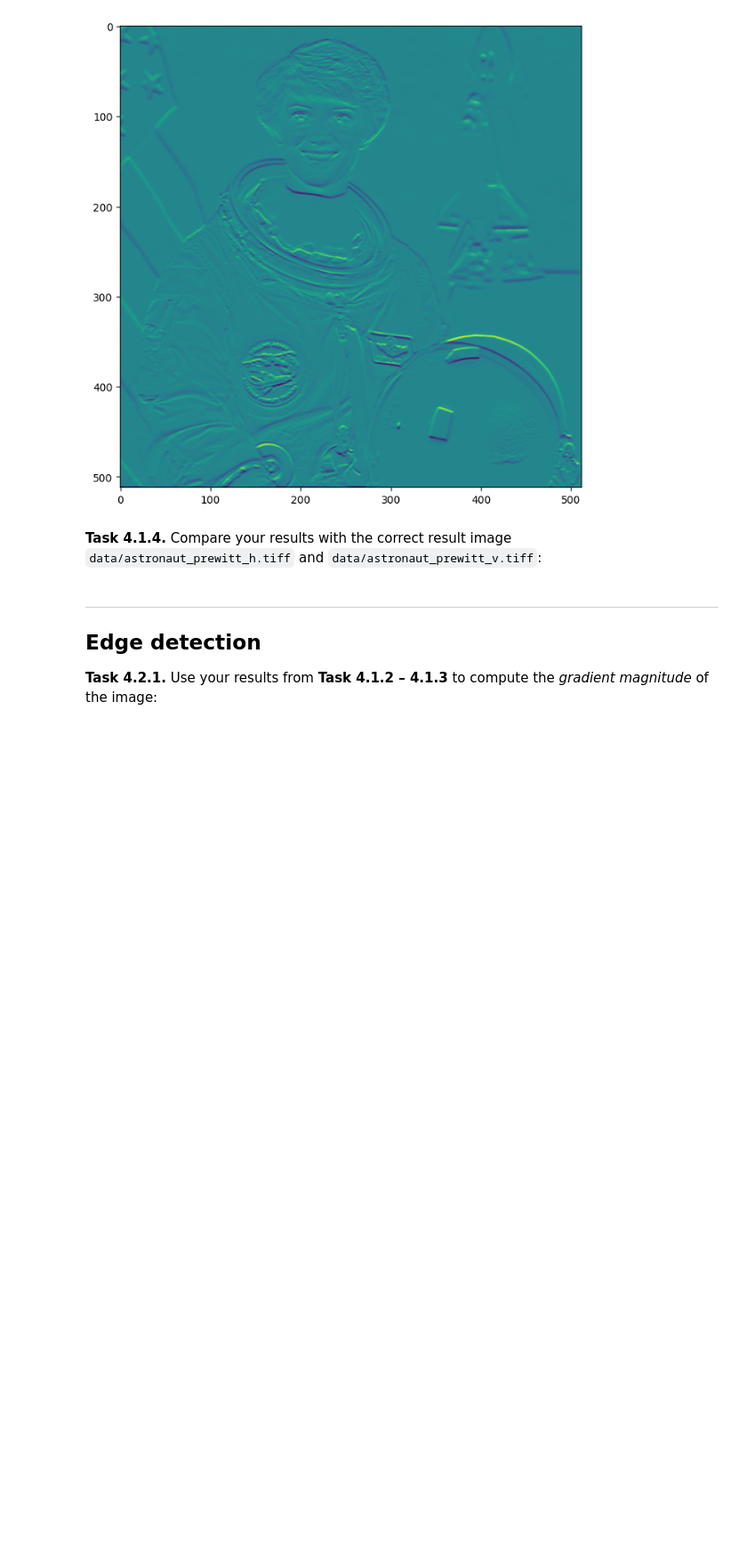
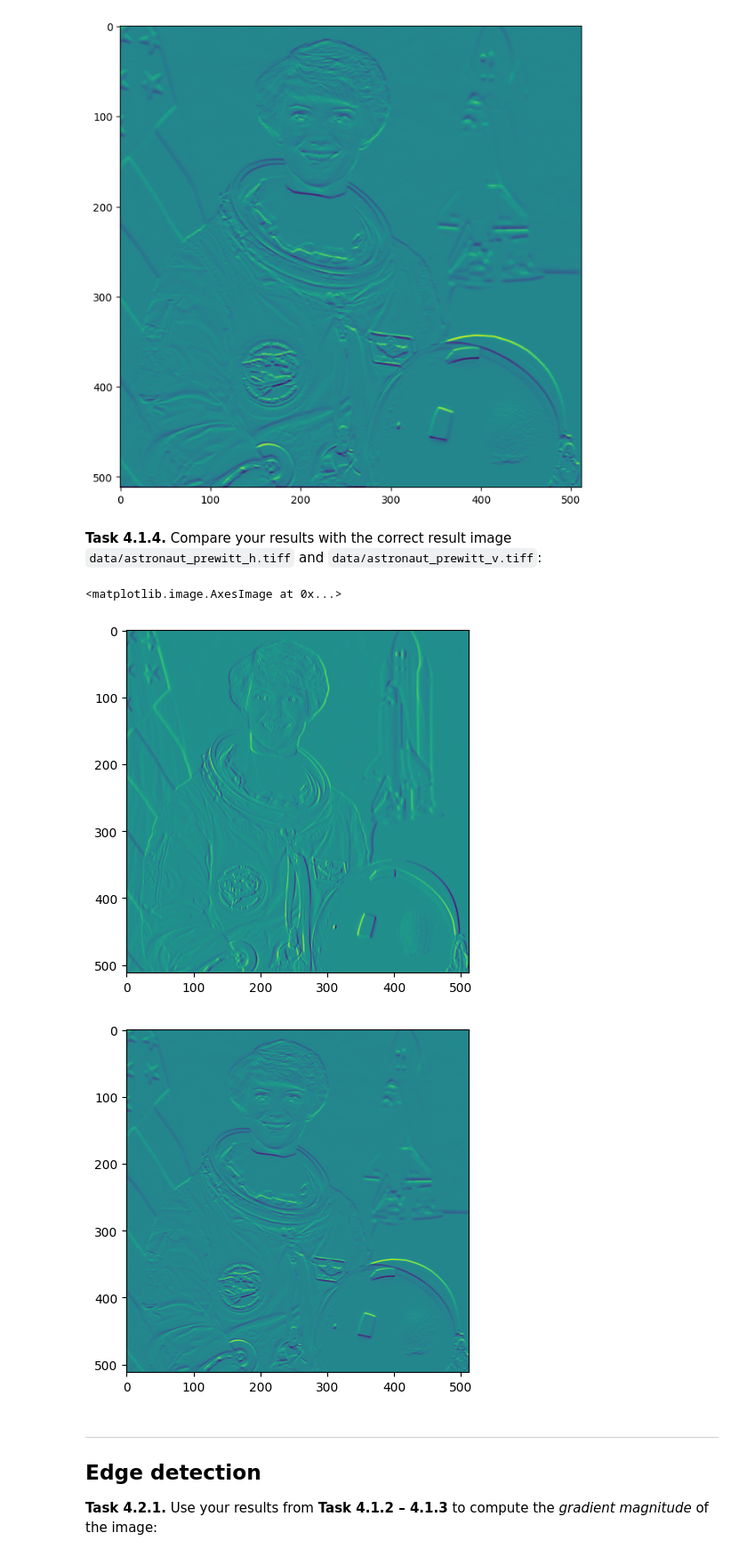
Before and after one commit to acetronomical/mobi-fs3-python, a Jupyter notebook: task4.ipynb, the cells around one changed output. Shown at 89% size. Cells and saved outputs as stored; diff of their text form; code cells hidden in the pictures; blank space fills up the shorter version.

```diff
--- a/task4.ipynb
+++ b/task4.ipynb
@@ -60,6 +62,20 @@ plt.imshow(img_v)
 [figure]
 # %% [markdown]
 **<a id="#">Task 4.1.4.</a>** Compare your results with the correct result image `data/astronaut_prewitt_h.tiff` and `data/astronaut_prewitt_v.tiff`:
+# %%
+img_ht =skimage.io.imread('data/astronaut_prewitt_h.tiff')
+plt.figure(figsize=(13,5))
+plt.imshow(img_ht)
+
+img_vt =skimage.io.imread('data/astronaut_prewitt_v.tiff')
+plt.figure(figsize=(13,5))
+plt.imshow(img_vt)
+
+#assert numpy.allclose(img_ht, img_h, atol=1e-4)
+# %% [output]
+<matplotlib.image.AxesImage at 0x...>
+[figure, added]
+[figure, added]
 # %% [markdown]
 ---
 
```
Also changed, not shown: parts of 4 cells of this notebook.
